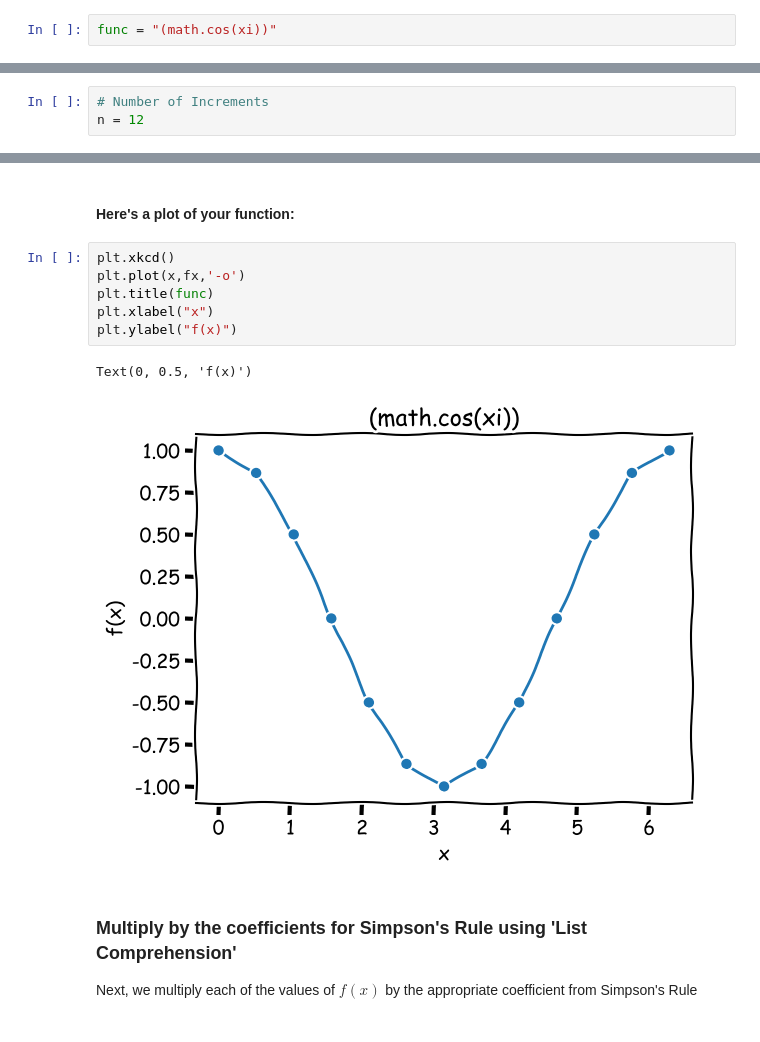
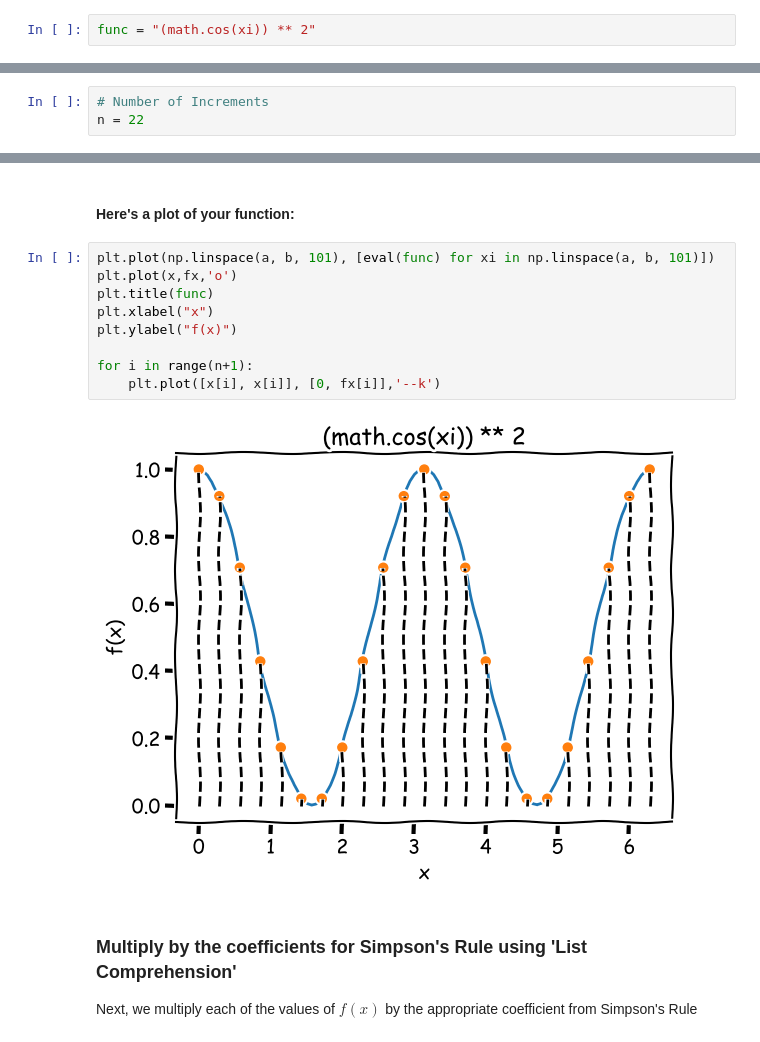
Before and after one commit to TonyFerrar/numerical-integration, a Jupyter notebook: simpsons-rule.ipynb, the cells around one changed output, grey strips where cells are left out. Saved outputs shown, nothing was run; the diff lists cells and outputs as text.

Commit message:
added visualization of increments

```diff
--- a/simpsons-rule.ipynb
+++ b/simpsons-rule.ipynb
@@ -54,7 +55,7 @@ You should enter "xi ** 2 - 3 * xi + 7"
 
 #### Enter the function in the cell below, inside the quotes:
 # %%
-func = "(math.cos(xi))"
+func = "(math.cos(xi)) ** 2"
 # %% [markdown]
 #### Here's a test value of your function:
 
@@ -97,7 +109,7 @@ Numerical integration relies on dividing the domain into increments. Typically,
 #### Enter the number of increments below:
 # %%
 # Number of Increments
-n = 12
+n = 22
 # %% [markdown]
 ## Problem Summary:
 # %%
@@ -239,14 +263,16 @@ fx looks like:
 # %% [markdown]
 #### Here's a plot of your function:
 # %%
-plt.xkcd()
-plt.plot(x,fx,'-o')
+plt.plot(np.linspace(a, b, 101), [eval(func) for xi in np.linspace(a, b, 101)])
+plt.plot(x,fx,'o')
 plt.title(func)
 plt.xlabel("x")
 plt.ylabel("f(x)")
+
+for i in range(n+1):
+    plt.plot([x[i], x[i]], [0, fx[i]],'--k')
 # %% [output]
-Text(0, 0.5, 'f(x)')
-[figure, old version]
+[figure, new version]
 # %% [markdown]
 ### Multiply by the coefficients for Simpson's Rule using 'List Comprehension'
 Next, we multiply each of the values of $f\left( x \right)$ by the appropriate coefficient from Simpson's Rule
```
Also changed, not shown: parts of 14 cells of this notebook.
